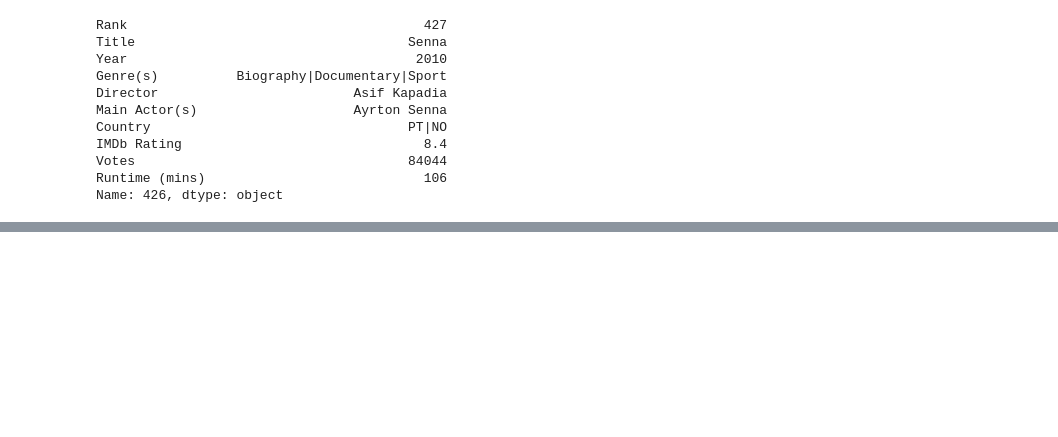
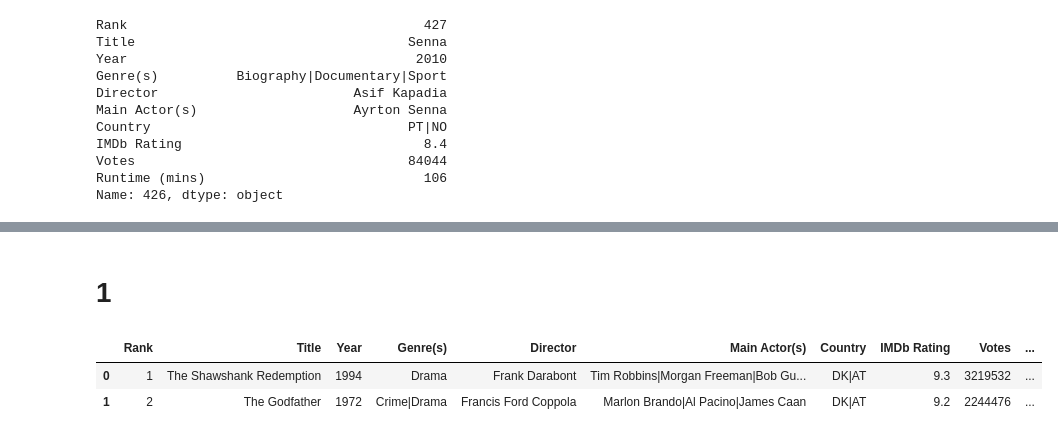
Before and after one commit to MeCatss/700ImdbProject, a Jupyter notebook: data/data_exploration.ipynb, the cells around one changed output, grey strips where cells are left out. Saved outputs shown, nothing was run; the diff lists cells and outputs as text; code cells hidden in the pictures; blank space fills up the shorter version.

```diff
--- a/data/data_exploration.ipynb
+++ b/data/data_exploration.ipynb
@@ -249,3 +249,13 @@ df.head()
 | 4 | 5 | Schindler's List | 1993 | Biography|Drama|History | Steven Spielberg | Liam Neeson|Ralph Fiennes|Ben Kin... | DK|LV | 9.0 | 1595992 | ... |
 # %%
 df.to_csv('IMDb_Top_700_Movies_2026_cleaned.csv', index=False)
+# %% [markdown]
+# 1
+# %%
+df = pd.read_csv('IMDb_Top_700_Movies_2026_cleaned.csv')
+# %%
+df.head(2)
+# %% [output]
+|  | Rank | Title | Year | Genre(s) | Director | Main Actor(s) | Country | IMDb Rating | Votes | ... |
+| 0 | 1 | The Shawshank Redemption | 1994 | Drama | Frank Darabont | Tim Robbins|Morgan Freeman|Bob Gu... | DK|AT | 9.3 | 3219532 | ... |
+| 1 | 2 | The Godfather | 1972 | Crime|Drama | Francis Ford Coppola | Marlon Brando|Al Pacino|James Caan | DK|AT | 9.2 | 2244476 | ... |
```
Also changed, not shown: parts of 1 cell of this notebook.
